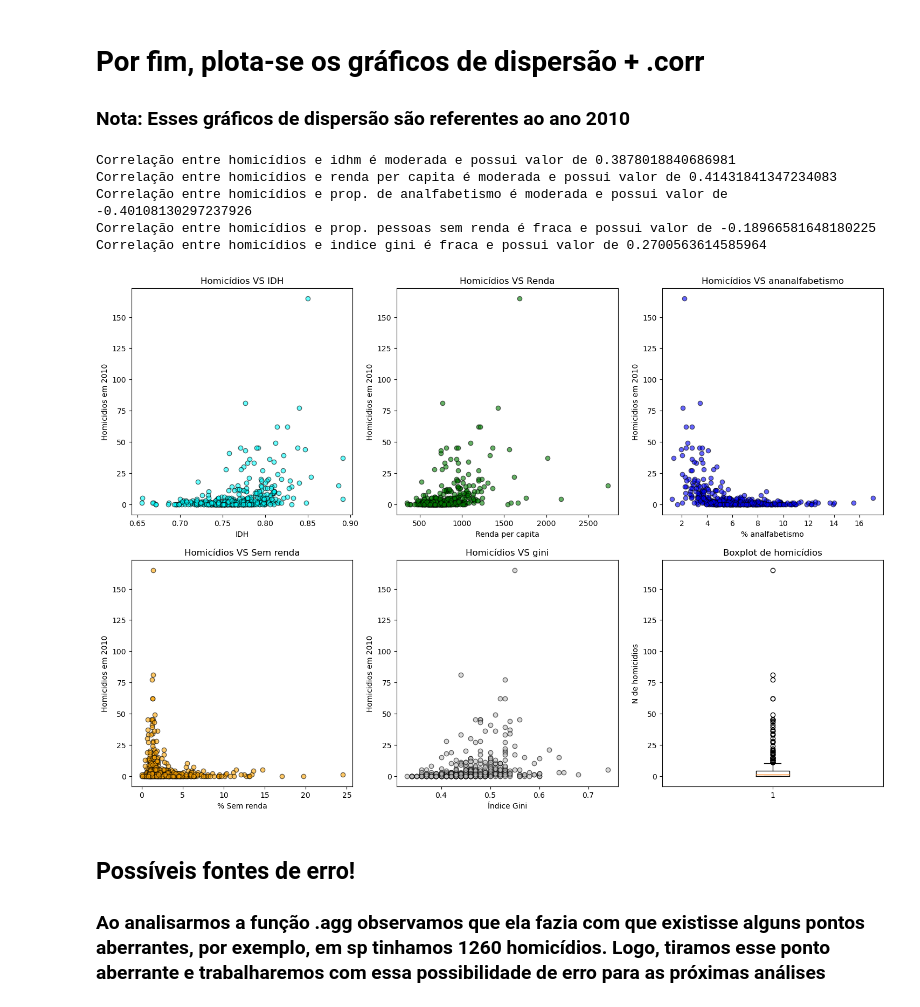
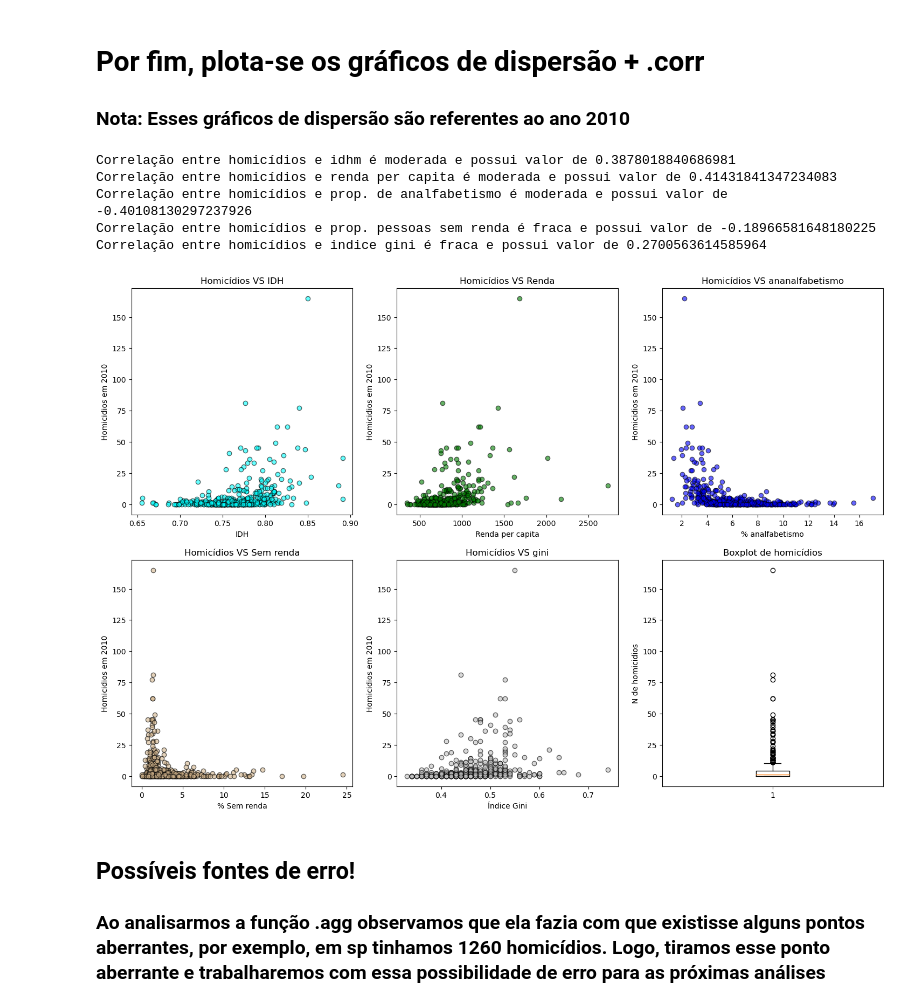
Before and after one commit to felipebns/P2_Cdados, a Jupyter notebook: p2_cdados.ipynb, the cells around one changed output. Cells and saved outputs as stored; diff of their text form; code cells hidden in the pictures.

```diff
--- a/p2_cdados.ipynb
+++ b/p2_cdados.ipynb
@@ -183,7 +176,7 @@ elif abs(corr_analfab) > 0.7:
     print(f'Correlação entre homicídios e prop. de analfabetismo é forte e possui valor de {corr_analfab}')
 
 plt.subplot(2,3,4)
-plt.scatter(df_treino['proporcao_sem_renda_18_mais'], df_treino['Homicidio_total'], alpha=0.6, color='Orange', edgecolors="black")
+plt.scatter(df_treino['proporcao_sem_renda_18_mais'], df_treino['Homicidio_total'], alpha=0.6, color='tan', edgecolors="black")
 plt.xlabel('% Sem renda')
 plt.ylabel('Homicidios em 2010')
 plt.title('Homicídios VS Sem renda')
@@ -193,34 +186,34 @@ if abs(corr_sem_renda) < 0.3:
 elif abs(corr_sem_renda) >0.3 and (corr_sem_renda) < 0.7:
     print(f'Correlação entre homicídios e prop. pessoas sem renda é moderada e possui valor de {corr_sem_renda}')
 elif abs(corr_sem_renda) > 0.7:
     print(f'Correlação entre homicídios e prop. pessoas sem renda é forte e possui valor de {corr_sem_renda}')
 
 plt.subplot(2,3,5)
 plt.scatter(df_treino['indice_gini'], df_treino['Homicidio_total'], alpha=0.6, color='silver', edgecolors="black")
 plt.xlabel('Índice Gini')
 plt.ylabel('Homicidios em 2010')
 plt.title('Homicídios VS gini')
 corr_gini = df_treino['Homicidio_total'].corr(df_treino['indice_gini'])
 if abs(corr_gini) < 0.3:
     print(f'Correlação entre homicídios e indice gini é fraca e possui valor de {corr_gini}')
 elif abs(corr_gini) >0.3 and (corr_gini) < 0.7:
     print(f'Correlação entre homicídios e indice gini é moderada e possui valor de {corr_gini}')
 elif abs(corr_gini) > 0.7:
     print(f'Correlação entre homicídios e indice gini é forte e possui valor de {corr_gini}')
 
 plt.subplot(2,3,6)
 plt.boxplot(df_treino['Homicidio_total'])
 plt.title('Boxplot de homicídios')
 plt.ylabel('N de homicidios')
 
 plt.show()
 # %% [output]
 Correlação entre homicídios e idhm é moderada e possui valor de 0.3878018840686981
 Correlação entre homicídios e renda per capita é moderada e possui valor de 0.41431841347234083
 Correlação entre homicídios e prop. de analfabetismo é moderada e possui valor de -0.40108130297237926
 Correlação entre homicídios e prop. pessoas sem renda é fraca e possui valor de -0.18966581648180225
 Correlação entre homicídios e indice gini é fraca e possui valor de 0.2700563614585964
-[figure, old version]
+[figure, new version]
 # %% [markdown]
 ## Possíveis fontes de erro!
 
```
Also changed, not shown: parts of 19 cells of this notebook.
